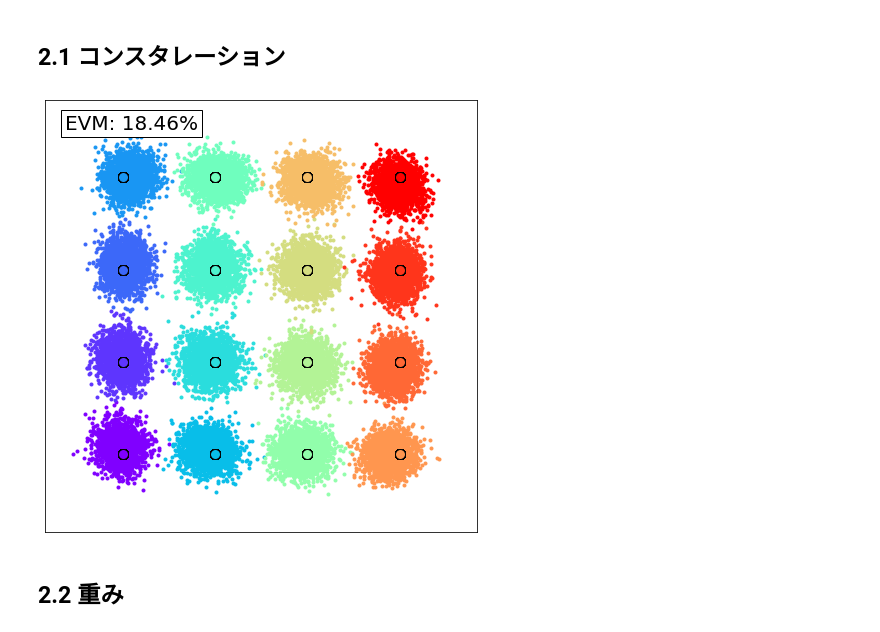
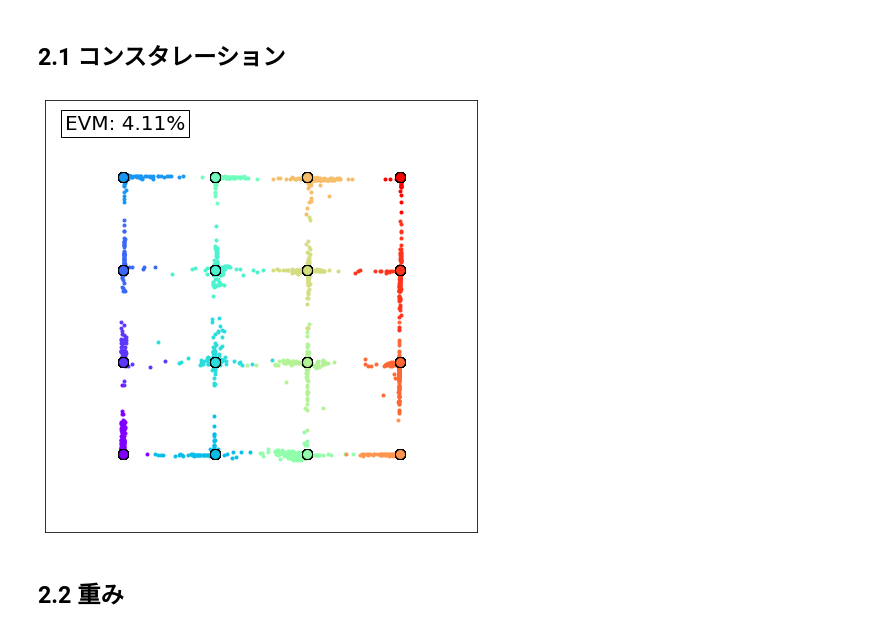
Before and after one commit to n-nooobu/masterthesis, a Jupyter notebook: src/visualization.ipynb, the cells around one changed output. Cells and saved outputs as stored; diff of their text form; code cells hidden in the pictures.

```diff
--- a/src/visualization.ipynb
+++ b/src/visualization.ipynb
@@ -360,7 +360,7 @@ def prepare_model(model_type, tap, batch_size, neuron, epochs, lr, activation, s
 def predict_ANN(tap, batch_size, neuron, epochs, lr, activation, signal_info_model, signal_info_input, form, PdBm, Lmax):
     model, mean, std = prepare_model(model_type='ANN', tap=tap, batch_size=batch_size, neuron=neuron, epochs=epochs, lr=lr, activation=activation, signal_info=signal_info_model, form=form, PdBm=PdBm, Lmax=Lmax)
 
-    x, y = prepare_input(model_type=model_type, signal_info=signal_info_input, form=form, PdBm=PdBm, Lmax=Lmax)
+    x, y = prepare_input(model_type='ANN', signal_info=signal_info_input, form=form, PdBm=PdBm, Lmax=Lmax)
     dataset = Dataset_ANN(x=x, y=y, mean=mean, std=std)
     dataloader = data.DataLoader(dataset, batch_size=batch_size, shuffle=False)
 
@@ -527,29 +527,29 @@ ax.yaxis.set_tick_params(labelsize= 16, direction='in')
 # %% [markdown]
 ## 2.1 コンスタレーション
 # %%
-tap = 151
+tap = 1
 batch_size = 100
 neuron = 300
 epochs = 500
 lr = 0.001
-activation = 'CSigmoid'
+activation = 'ReLU'
 form = 'RZ16QAM'
 PdBm = 1
 Lmax = 2500
 
 #signal_info_model = {'signal_type': 'prbs', 'N': 17, 'itr': 1}
 signal_info_model = {'signal_type': 'random', 'seed': 1234, 'bit_num': 10000}
 #signal_info_model = {'signal_type': 'image', 'target_dir': 'train_0', 'step': 10, 'image_number': '0', 'ebtb': True}
 #signal_info_model = {'signal_type': 'image', 'target_dir': 'train_0', 'step': 10, 'image_number': '0, 1, 2, 3, 4, 5, 6, 7, 8, 9', 'ebtb': True}
 
 signal_info_input = {'signal_type': 'prbs', 'N': 17, 'itr': 1}
 #signal_info_input = {'signal_type': 'random', 'seed': 1234, 'bit_num': 100000}
 #signal_info_input = {'signal_type': 'image', 'target_dir': 'train_0', 'step': 10, 'image_number': '0', 'ebtb': True}
 
-nnc, y = predict_CVNN(tap, batch_size, neuron, epochs, lr, activation, signal_info_model, signal_info_input, form, PdBm, Lmax)
+nnc, y = predict_ANN(tap, batch_size, neuron, epochs, lr, activation, signal_info_model, signal_info_input, form, PdBm, Lmax)
 display_constellation(nnc, y)
 # %% [output]
-[figure, old version]
+[figure, new version]
 # %% [markdown]
 ## 2.2 重み
 # %%
```
Also changed, not shown: parts of 2 cells of this notebook.
